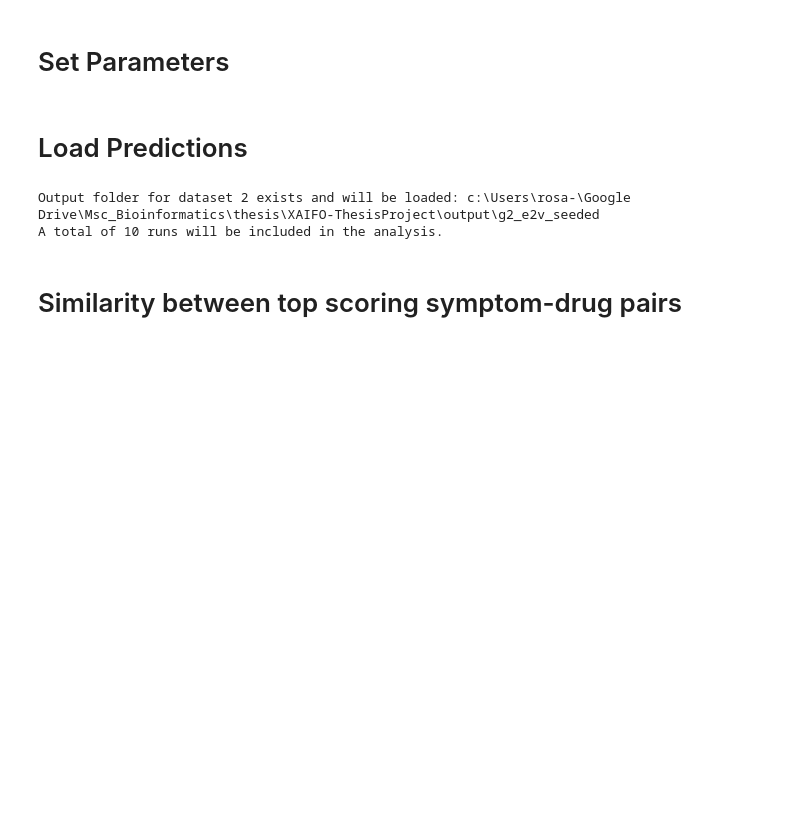
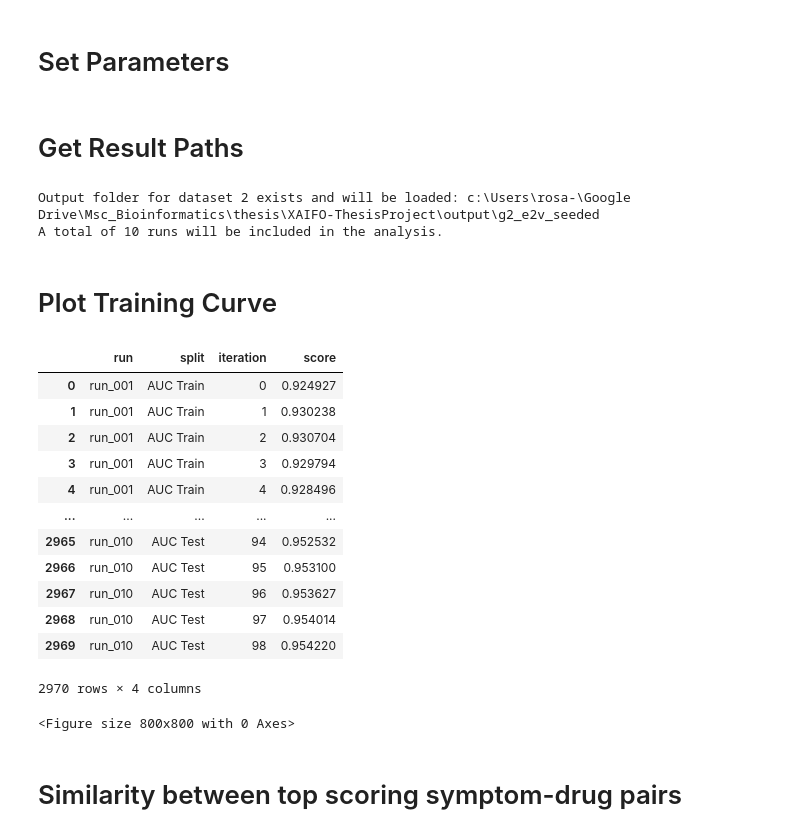
Before and after one commit to rosazwart/XAIFO-ThesisProject, a Jupyter notebook: prediction_analyser.ipynb, the cells around one changed output. Saved outputs shown, nothing was run; the diff lists cells and outputs as text; code cells hidden in the pictures; blank space fills up the shorter version.

Commit message:
added training curve line plots with distributions

```diff
--- a/prediction_analyser.ipynb
+++ b/prediction_analyser.ipynb
@@ -25,5 +30,5 @@ else:
-# %% [markdown]
-# Load Predictions
+# %% [markdown]
+# Get Result Paths
 # %%
 curr_working_dir = os.getcwd()
 curr_output_dir = os.path.join(curr_working_dir, 'output')
@@ -52,6 +57,49 @@ for run_folder in run_folders_list:
 # %% [output]
 Output folder for dataset 2 exists and will be loaded: c:\Users\rosa-\Google Drive\Msc_Bioinformatics\thesis\XAIFO-ThesisProject\output\g2_e2v_seeded
 A total of 10 runs will be included in the analysis.
+# %% [markdown]
+# Plot Training Curve
+# %%
+auc_scores_all_runs = []
+
+for run_name, pred_folder in zip(run_folders_list, pred_folders_paths):
+    with open(f'{pred_folder}/performance_scores_{dataset_nr}_{embedding_method}.pkl', 'rb') as f:
+        loaded_info = pickle.load(f)
+
+    keys = ['AUC Train', 'AUC Validation', 'AUC Test']
+
+    for key in keys:
+        auc_scores = loaded_info[key]
+        for index, auc_score in enumerate(auc_scores):
+            auc_scores_per_run = {'run': run_name, 'split': key, 'iteration': index, 'score': auc_score}
+            auc_scores_all_runs.append(auc_scores_per_run)
+
+auc_scores_all_runs = pd.DataFrame(auc_scores_all_runs)
+auc_scores_all_runs
+# %% [output]
+|  | run | split | iteration | score |
+| 0 | run_001 | AUC Train | 0 | 0.924927 |
+| 1 | run_001 | AUC Train | 1 | 0.930238 |
+| 2 | run_001 | AUC Train | 2 | 0.930704 |
+| 3 | run_001 | AUC Train | 3 | 0.929794 |
+| 4 | run_001 | AUC Train | 4 | 0.928496 |
+| ... | ... | ... | ... | ... |
+| 2965 | run_010 | AUC Test | 94 | 0.952532 |
+| 2966 | run_010 | AUC Test | 95 | 0.953100 |
+| 2967 | run_010 | AUC Test | 96 | 0.953627 |
+| 2968 | run_010 | AUC Test | 97 | 0.954014 |
+| 2969 | run_010 | AUC Test | 98 | 0.954220 |
+2970 rows × 4 columns
+# %%
+fig, ax = plt.subplots(figsize=(8, 8))
+ax.set_title(f'Training curve on dataset {dataset_nr} with method {embedding_method}{title_seeded}')
+sns.lineplot(data=auc_scores_all_runs, x='iteration', y='score', hue='split')
+ax.set_ylim(0.85,1)
+
+fig.savefig(f'{dataset_output_dir}/training_curve.png', bbox_inches='tight')
+fig.clear()
+# %% [output]
+<Figure size 800x800 with 0 Axes>
 # %% [markdown]
 # Similarity between top scoring symptom-drug pairs
 # %%
```
Also changed, not shown: parts of 5 cells of this notebook, 2 other files.
